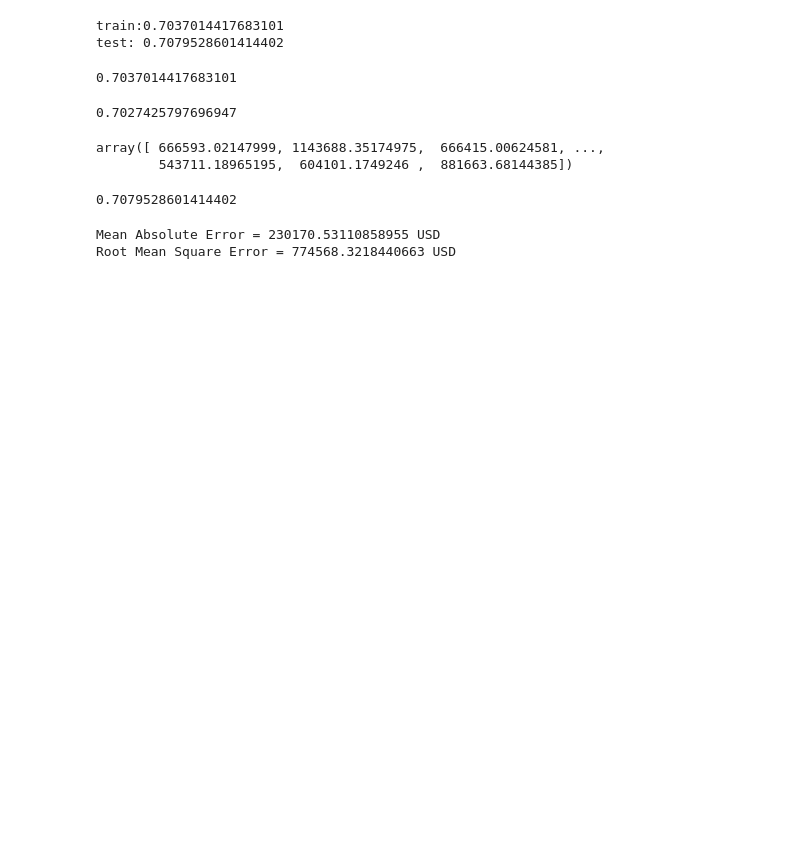
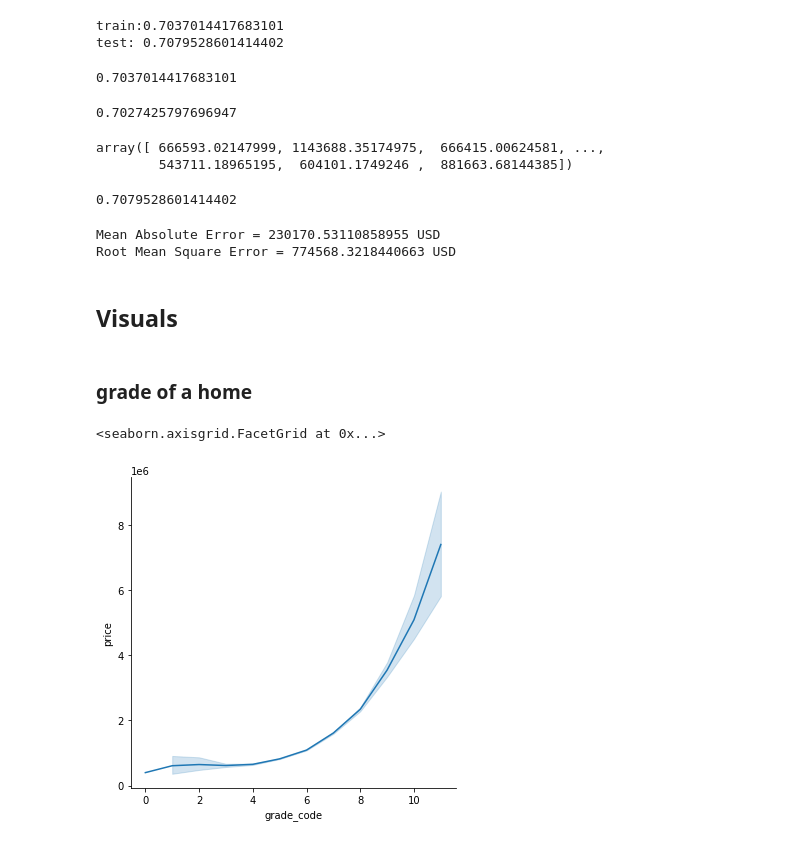
Before and after one commit to Kellyajara/RealEstate-Classification, a Jupyter notebook: New Project Notebook.ipynb, the cells around one changed output. Drawn from its saved outputs; the diff is of its cells as text; code cells hidden in the pictures; blank space fills up the shorter version.

Commit message:
added visuals and created subset df for zipcodes

```diff
--- a/New Project Notebook.ipynb
+++ b/New Project Notebook.ipynb
@@ -836,3 +836,12 @@ print("Root Mean Square Error =", RMSE, "USD")
 # %% [output]
 Mean Absolute Error = 230170.53110858955 USD
 Root Mean Square Error = 774568.3218440663 USD
+# %% [markdown]
+## Visuals
+# %% [markdown]
+### grade of a home
+# %%
+sns.relplot(data=housing_df2, x="grade_code", y="price", kind="line")
+# %% [output]
+<seaborn.axisgrid.FacetGrid at 0x...>
+[figure, added]
```
Also changed, not shown: parts of 9 cells of this notebook, 1 other file.
